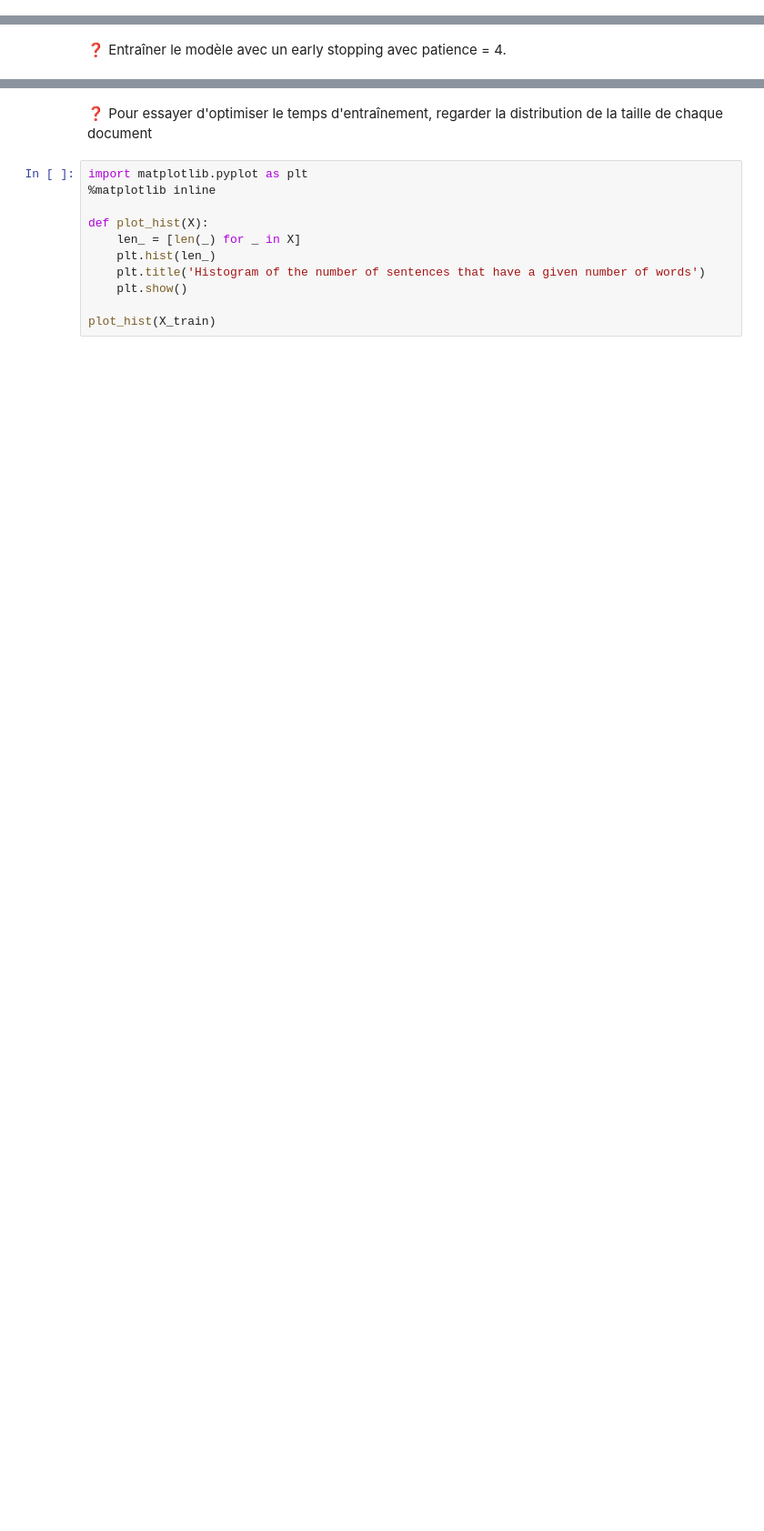
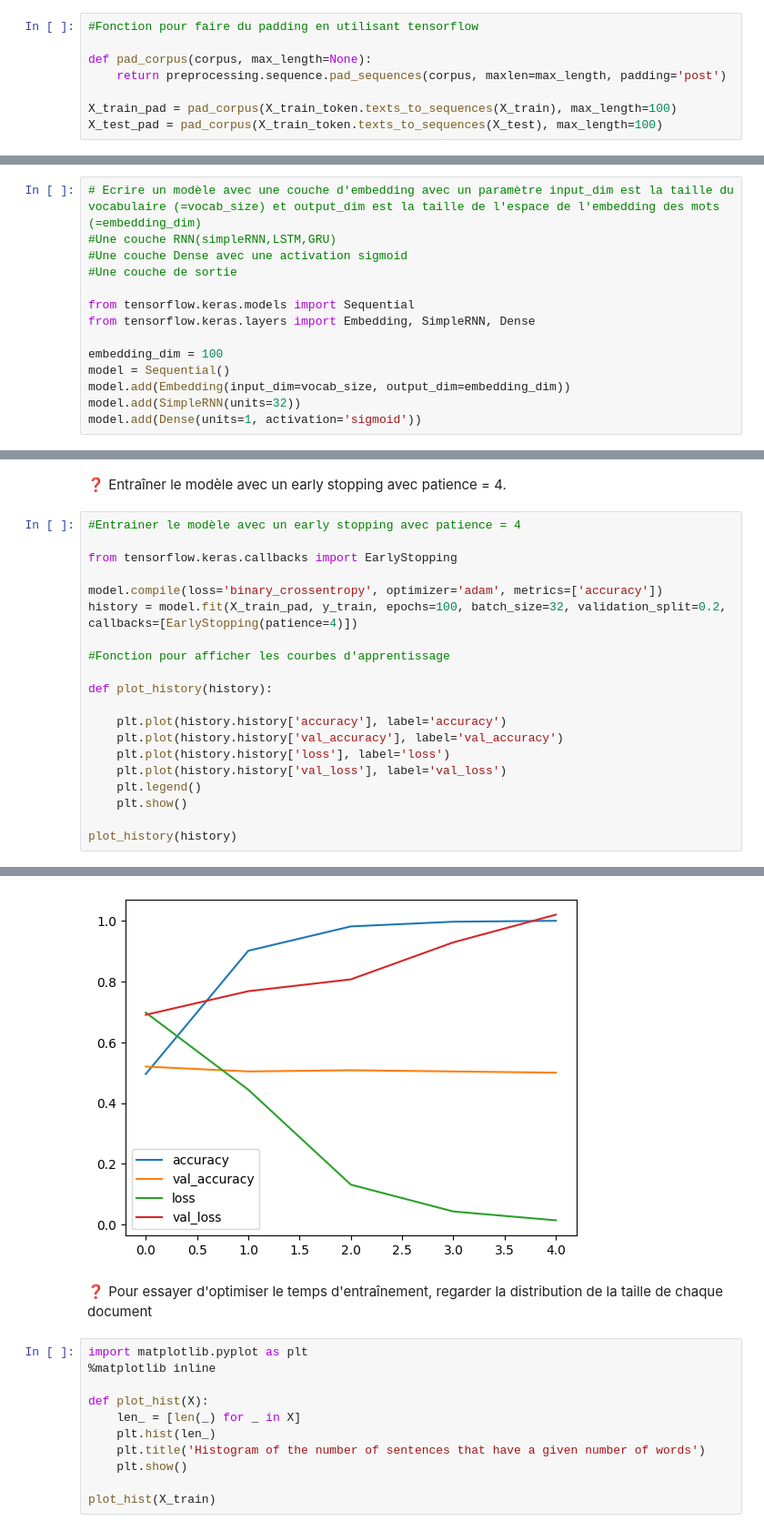
Before and after one commit to Thibaut-L/NB_DeepLearning, a Jupyter notebook: embedding.ipynb, the cells around one changed output, grey strips where cells are left out. Shown at 91% size. Drawn from its saved outputs; the diff is of its cells as text; blank space fills up the shorter version.

Commit message:
Finish embedding.ipynb

```diff
--- a/embedding.ipynb
+++ b/embedding.ipynb
@@ -75,6 +132,14 @@ Les sequences dans `X_train_token` et `X_test_token` ont des longueurs different
 Le padding est necessaire.
 
 ❓ Utiliser l'utilité de tensor flow pour faire du padding.
+# %%
+#Fonction pour faire du padding en utilisant tensorflow
+
+def pad_corpus(corpus, max_length=None):
+    return preprocessing.sequence.pad_sequences(corpus, maxlen=max_length, padding='post')
+
+X_train_pad = pad_corpus(X_train_token.texts_to_sequences(X_train), max_length=100)
+X_test_pad = pad_corpus(X_train_token.texts_to_sequences(X_test), max_length=100)
 # %% [markdown]
 # RNN
 # %% [markdown]
@@ -94,5 +159,19 @@ Le padding est necessaire.
 </details>
 
 Compiler le modèle
+# %%
+# Ecrire un modèle avec une couche d'embedding avec un paramètre input_dim est la taille du vocabulaire (=vocab_size) et output_dim est la taille de l'espace de l'embedding des mots (=embedding_dim)
+#Une couche RNN(simpleRNN,LSTM,GRU)
+#Une couche Dense avec une activation sigmoid
+#Une couche de sortie
+
+from tensorflow.keras.models import Sequential
+from tensorflow.keras.layers import Embedding, SimpleRNN, Dense
+
+embedding_dim = 100
+model = Sequential()
+model.add(Embedding(input_dim=vocab_size, output_dim=embedding_dim))
+model.add(SimpleRNN(units=32))
+model.add(Dense(units=1, activation='sigmoid'))
 # %% [markdown]
 ❓ Regarder le nombre des paramètres dans le modèle
@@ -99,2 +196,23 @@ Compiler le modèle
 # %% [markdown]
 ❓ Entraîner le modèle avec un early stopping avec patience = 4.
+# %%
+#Entrainer le modèle avec un early stopping avec patience = 4
+
+from tensorflow.keras.callbacks import EarlyStopping
+
+model.compile(loss='binary_crossentropy', optimizer='adam', metrics=['accuracy'])
+history = model.fit(X_train_pad, y_train, epochs=100, batch_size=32, validation_split=0.2, callbacks=[EarlyStopping(patience=4)])
+
+#Fonction pour afficher les courbes d'apprentissage
+
+def plot_history(history):
+
+    plt.plot(history.history['accuracy'], label='accuracy')
+    plt.plot(history.history['val_accuracy'], label='val_accuracy')
+    plt.plot(history.history['loss'], label='loss')
+    plt.plot(history.history['val_loss'], label='val_loss')
+    plt.legend()
+    plt.show()
+
+plot_history(history)
+# %% [output]
@@ -101,3 +229,4 @@ Compiler le modèle
+[figure, added]
 # %% [markdown]
 ❓ Pour essayer d'optimiser le temps d'entraînement, regarder la distribution de la taille de chaque document
 # %%
```
Also changed, not shown: parts of 10 cells of this notebook.
